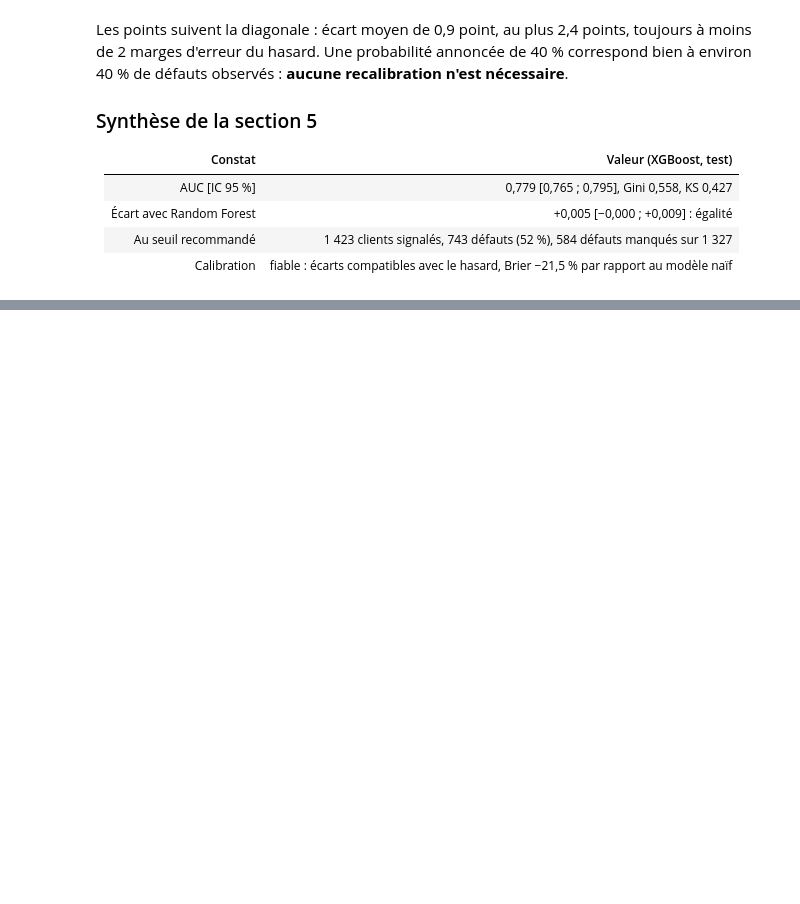
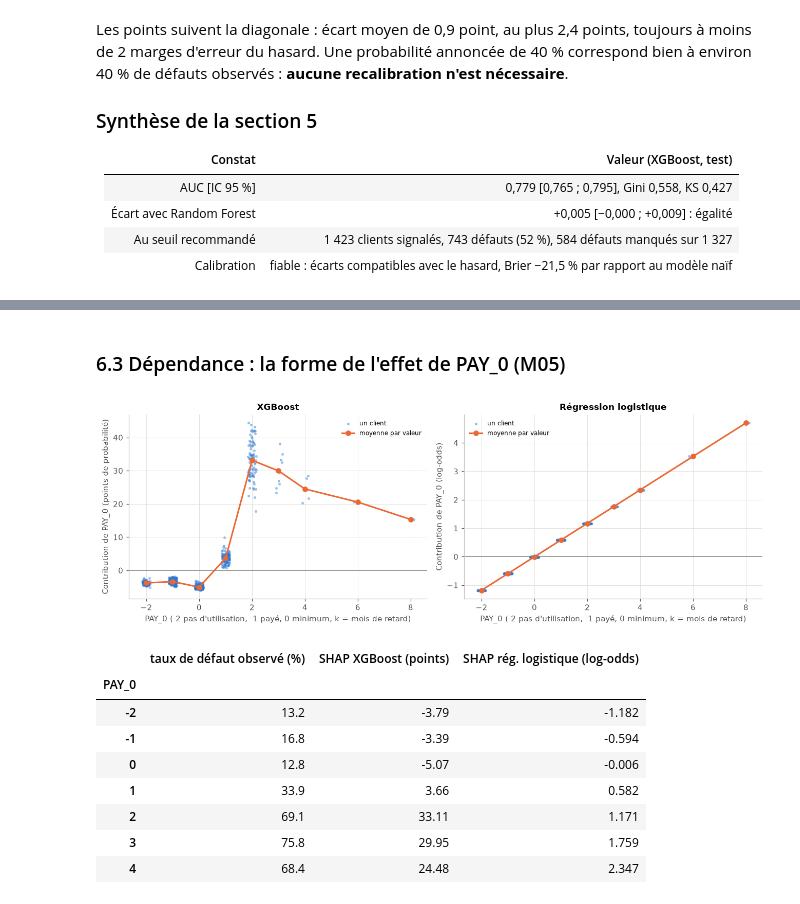
Before and after one commit to aljene307/credit-scoring-xai, a Jupyter notebook: notebooks/analyse_credit.ipynb, the cells around one changed output, grey strips where cells are left out. Cells and saved outputs as stored; diff of their text form; code cells hidden in the pictures; blank space fills up the shorter version.

```diff
--- a/notebooks/analyse_credit.ipynb
+++ b/notebooks/analyse_credit.ipynb
@@ -1022,0 +1146,34 @@ défauts observés : **aucune recalibration n'est nécessaire**.
+# %% [markdown]
+### 6.3 Dépendance : la forme de l'effet de PAY_0 (M05)
+# %%
+valeurs_pay0 = X_test_ref.loc[shap_xgb.index, "PAY_0"]
+fig, axes = plt.subplots(1, 2, figsize=(12, 4.2))
+for ax, (nom, vals, unite, facteur) in zip(axes, [("xgboost", shap_xgb, "points de probabilité", 100),
+                                                   ("logreg", shap_lr, "log-odds", 1)]):
+    y = vals["PAY_0"] * facteur
+    ax.scatter(valeurs_pay0 + np.random.default_rng(0).uniform(-0.15, 0.15, len(y)), y, s=6, alpha=0.35,
+               color=RATE_COLOR, label="un client")
+    moyenne = y.groupby(valeurs_pay0).mean()
+    ax.plot(moyenne.index, moyenne.values, "o-", color="#eb6834", linewidth=2, label="moyenne par valeur")
+    ax.axhline(0, color=MUTED, linewidth=1)
+    ax.set(title=f"{MODEL_LABELS[nom]}", xlabel="PAY_0 (-2 pas d'utilisation, -1 payé, 0 minimum, k = mois de retard)",
+           ylabel=f"Contribution de PAY_0 ({unite})")
+    ax.legend(frameon=False, fontsize=8)
+fig.tight_layout()
+plt.show()
+pd.DataFrame({
+    "taux de défaut observé (%)": (df.groupby("PAY_0")[TARGET].mean() * 100).round(1),
+    "SHAP XGBoost (points)": (shap_xgb["PAY_0"].groupby(valeurs_pay0).mean() * 100).round(2),
+    "SHAP rég. logistique (log-odds)": shap_lr["PAY_0"].groupby(valeurs_pay0).mean().round(3),
+}).dropna().loc[-2:4]
+# %% [output]
+[figure, added]
+|  | taux de défaut observé (%) | SHAP XGBoost (points) | SHAP rég. logistique (log-odds) |
+| PAY_0 |  |  |  |
+| -2 | 13.2 | -3.79 | -1.182 |
+| -1 | 16.8 | -3.39 | -0.594 |
+| 0 | 12.8 | -5.07 | -0.006 |
+| 1 | 33.9 | 3.66 | 0.582 |
+| 2 | 69.1 | 33.11 | 1.171 |
+| 3 | 75.8 | 29.95 | 1.759 |
+| 4 | 68.4 | 24.48 | 2.347 |
```
Also changed, not shown: parts of 21 cells of this notebook.
